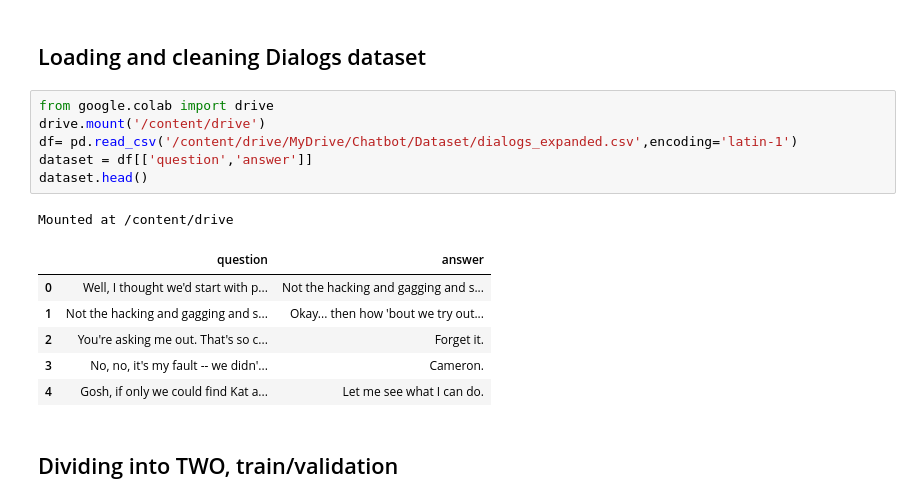
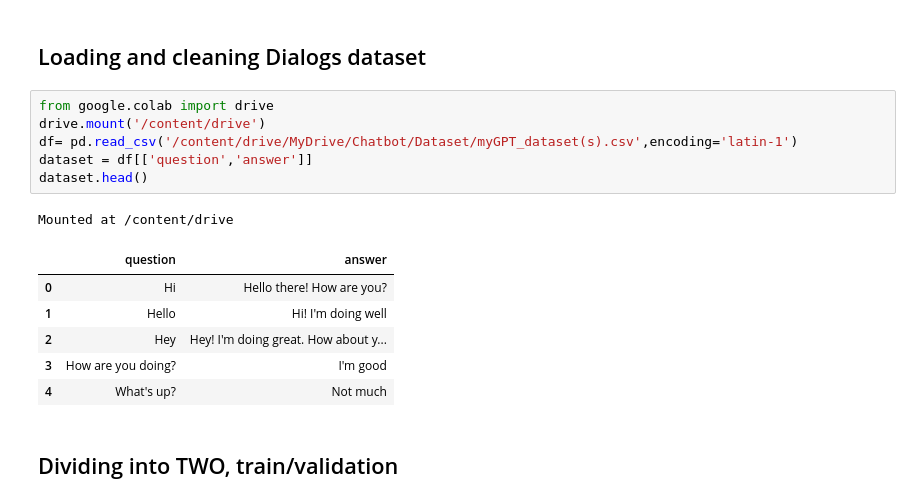
Before and after one commit to amankumawat-567/ChatBOT, a Jupyter notebook: ChatBot.ipynb, the cells around one changed output. Cells and saved outputs as stored; diff of their text form.

```diff
--- a/ChatBot.ipynb
+++ b/ChatBot.ipynb
@@ -18,17 +18,17 @@ import tensorflow as tf
 # %%
 from google.colab import drive
 drive.mount('/content/drive')
-df= pd.read_csv('/content/drive/MyDrive/Chatbot/Dataset/dialogs_expanded.csv',encoding='latin-1')
+df= pd.read_csv('/content/drive/MyDrive/Chatbot/Dataset/myGPT_dataset(s).csv',encoding='latin-1')
 dataset = df[['question','answer']]
 dataset.head()
 # %% [output]
 Mounted at /content/drive
 |  | question | answer |
-| 0 | Well, I thought we'd start with p... | Not the hacking and gagging and s... |
-| 1 | Not the hacking and gagging and s... | Okay... then how 'bout we try out... |
-| 2 | You're asking me out. That's so c... | Forget it. |
-| 3 | No, no, it's my fault -- we didn'... | Cameron. |
-| 4 | Gosh, if only we could find Kat a... | Let me see what I can do. |
+| 0 | Hi | Hello there! How are you? |
+| 1 | Hello | Hi! I'm doing well |
+| 2 | Hey | Hey! I'm doing great. How about y... |
+| 3 | How are you doing? | I'm good |
+| 4 | What's up? | Not much |
 # %% [markdown]
 ## Dividing into TWO, train/validation
 # %%
```
Also changed, not shown: parts of 10 cells of this notebook.
